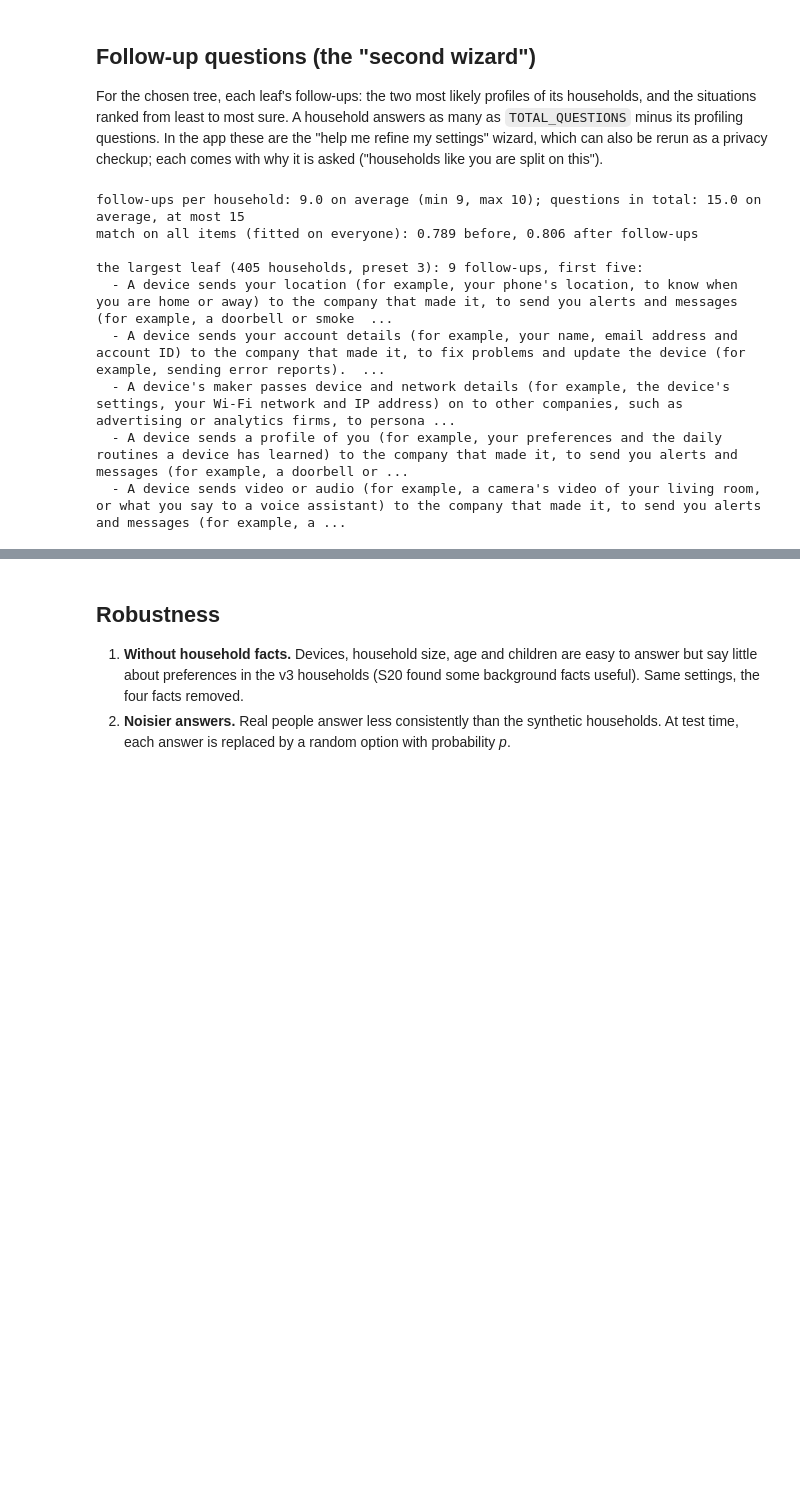
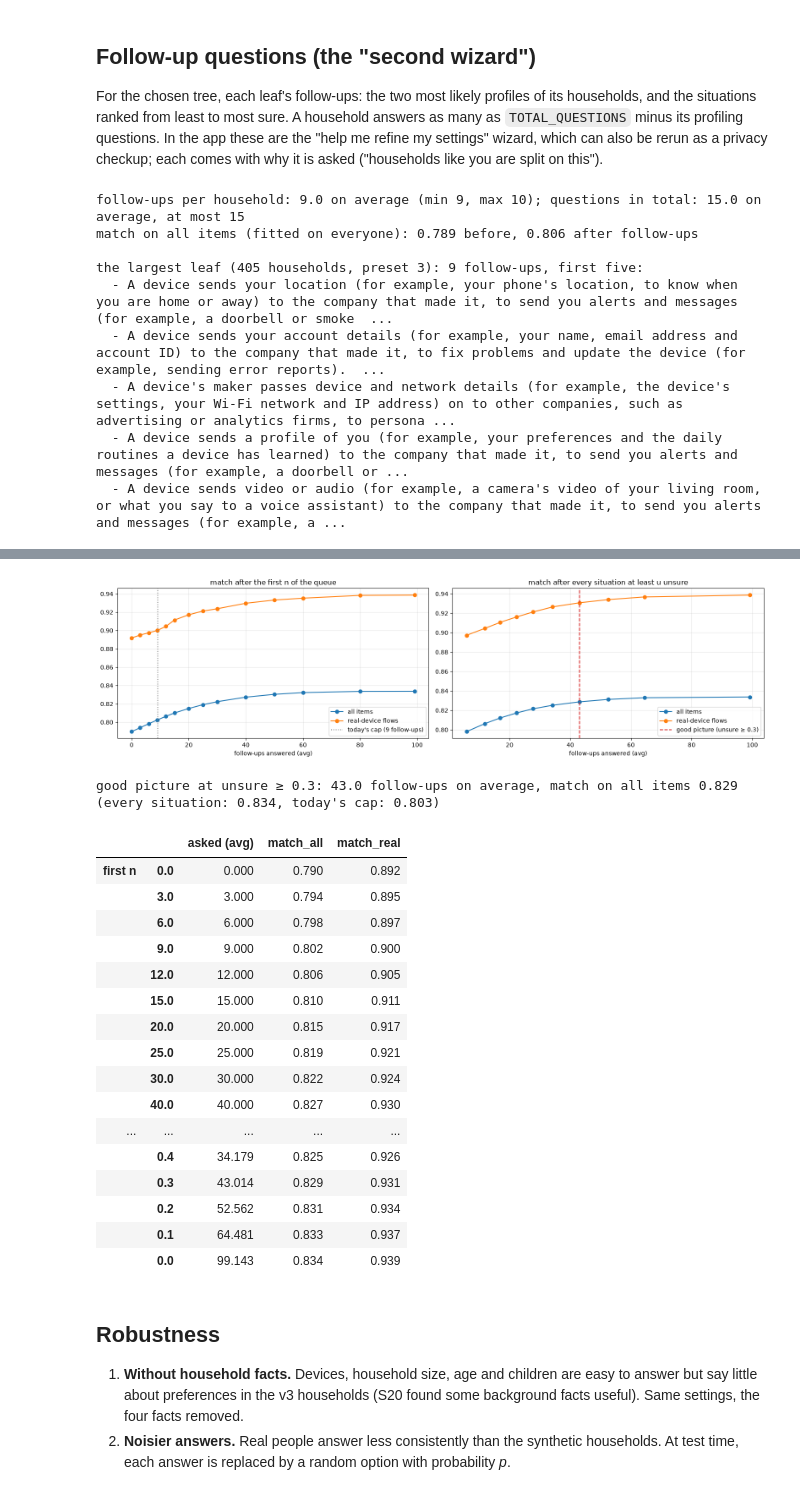
Before and after one commit to baktistr/ppd-household-presets, a Jupyter notebook: notebooks/05_onboarding_tree.ipynb, the cells around one changed output, grey strips where cells are left out. Cells and saved outputs as stored; diff of their text form; code cells hidden in the pictures; blank space fills up the shorter version.

Commit message:
Open-ended refine queue: rank every situation per leaf, export queue and stop threshold

```diff
--- a/notebooks/05_onboarding_tree.ipynb
+++ b/notebooks/05_onboarding_tree.ipynb
@@ -152,18 +152,21 @@ def follow_up_plan(tree, tr, ytr, k):
         row = np.where(leaf == L)[0][0]
         path = tree.decision_path(X[tr][row:row + 1]).indices
         on_path = {int(feature[n]) for n in path if feature[n] >= 0}
-        plan[int(L)] = {"ranked": ASKABLE[np.argsort(-unsure, kind="stable")], "asked": on_path}
+        plan[int(L)] = {"ranked": ASKABLE[np.argsort(-unsure, kind="stable")], "asked": on_path,
+                        "unsure": dict(zip(ASKABLE.tolist(), unsure.tolist())), "accept": dict(zip(ASKABLE.tolist(), q[ASKABLE].tolist()))}
     return plan
 
-def apply_follow_ups(given_items, rows, leaf_of_rows, plan):
+def apply_follow_ups(given_items, rows, leaf_of_rows, plan, n=None, min_unsure=None):
     """Each household answers its leaf's top follow-ups within the budget; answers on the path apply for free.
-    yes -> allow the cell's flows, no -> deny them, depends -> keep the preset."""
+    yes -> allow the cell's flows, no -> deny them, depends -> keep the preset.
+    The refine queue goes past the cap: `n` asks that many follow-ups instead, `min_unsure` every one at least that unsure."""
     out = given_items.copy(); used = np.zeros(len(rows))
     for L in np.unique(leaf_of_rows):
         sel = np.where(leaf_of_rows == L)[0]
         free = [cid for cid in plan[L]["ranked"] if SITUATION_COL[cid] in plan[L]["asked"]]
-        budget = TOTAL_QUESTIONS - len(plan[L]["asked"])
-        new = [cid for cid in plan[L]["ranked"] if SITUATION_COL[cid] not in plan[L]["asked"]][:max(budget, 0)]
+        budget = TOTAL_QUESTIONS - len(plan[L]["asked"]) if n is None else n
+        new = [cid for cid in plan[L]["ranked"] if SITUATION_COL[cid] not in plan[L]["asked"]
+               and (min_unsure is None or plan[L]["unsure"][cid] >= min_unsure)][:None if min_unsure is not None else max(budget, 0)]
         used[sel] = len(new)
         for cid in free + new:
             ans = X[rows[sel], SITUATION_COL[cid]]
@@ -591,3 +605,60 @@ the largest leaf (405 households, preset 3): 9 follow-ups, first five:
+# %%
+QUEUE_STEPS = [0, 3, 6, 9, 12, 15, 20, 25, 30, 40, 50, 60, 80, len(ASKABLE)]
+UNSURE_STEPS = [0.9, 0.8, 0.7, 0.6, 0.5, 0.4, 0.3, 0.2, 0.1, 0.0]
+curve, by_unsure = [], []
+for fold, (tr, te) in enumerate(folds):
+    f_tree = DecisionTreeClassifier(max_depth=best_depth, min_samples_leaf=MIN_LEAF, class_weight=CLASS_WEIGHT, random_state=SEED).fit(X[tr], y[tr])
+    f_map = leaf_presets(f_tree, X[tr], D[tr], y[tr], P)
+    f_leaf = f_tree.apply(X[te]); f_given = P[np.array([f_map[int(L)] for L in f_leaf])]
+    f_plan = follow_up_plan(f_tree, tr, y[tr], best_k)
+    for n_ in QUEUE_STEPS:
+        after, used = apply_follow_ups(f_given, te, f_leaf, f_plan, n=n_)
+        curve.append({"fold": fold, "follow-ups": n_, "asked (avg)": used.mean(),
+                      "match_all": (after == D[te]).mean(), "match_real": (after[:, real] == D[te][:, real]).mean()})
+    for u in UNSURE_STEPS:
+        after, used = apply_follow_ups(f_given, te, f_leaf, f_plan, min_unsure=u)
+        by_unsure.append({"fold": fold, "min unsure": u, "asked (avg)": used.mean(),
+                          "match_all": (after == D[te]).mean(), "match_real": (after[:, real] == D[te][:, real]).mean()})
+curve = pd.DataFrame(curve).groupby("follow-ups").mean().drop(columns="fold")
+by_unsure = pd.DataFrame(by_unsure).groupby("min unsure").mean().drop(columns="fold").sort_index(ascending=False)
+everything = by_unsure.loc[0.0, "match_all"]
+STOP_UNSURE = float(by_unsure.index[by_unsure.match_all >= everything - 0.005].max())
+
+fig, axes = plt.subplots(1, 2, figsize=(16, 4.5))
+for metric, label in [("match_all", "all items"), ("match_real", "real-device flows")]:
+    axes[0].plot(curve["asked (avg)"], curve[metric], marker="o", label=label)
+    axes[1].plot(by_unsure["asked (avg)"], by_unsure[metric], marker="o", label=label)
+cap = TOTAL_QUESTIONS - chosen["questions (avg)"]
+axes[0].axvline(cap, color="grey", ls=":", label=f"today's cap ({cap:.0f} follow-ups)")
+axes[1].axvline(by_unsure.loc[STOP_UNSURE, "asked (avg)"], color="#d62728", ls="--", label=f"good picture (unsure ≥ {STOP_UNSURE})")
+axes[0].set_title("match after the first n of the queue"); axes[1].set_title("match after every situation at least u unsure")
+for ax in axes:
+    ax.set_xlabel("follow-ups answered (avg)"); ax.grid(alpha=0.3); ax.legend()
+plt.tight_layout(); plt.show()
+print(f"good picture at unsure ≥ {STOP_UNSURE}: {by_unsure.loc[STOP_UNSURE, 'asked (avg)']:.1f} follow-ups on average, "
+      f"match on all items {by_unsure.loc[STOP_UNSURE, 'match_all']:.3f} (every situation: {everything:.3f}, today's cap: "
+      f"{chosen.match_all_after:.3f})")
+pd.concat({"first n": curve.round(3), "at least u unsure": by_unsure.round(3)})
+# %% [output]
+[figure, added]
+good picture at unsure ≥ 0.3: 43.0 follow-ups on average, match on all items 0.829 (every situation: 0.834, today's cap: 0.803)
+|  |  | asked (avg) | match_all | match_real |
+| first n | 0.0 | 0.000 | 0.790 | 0.892 |
+|  | 3.0 | 3.000 | 0.794 | 0.895 |
+|  | 6.0 | 6.000 | 0.798 | 0.897 |
+|  | 9.0 | 9.000 | 0.802 | 0.900 |
+|  | 12.0 | 12.000 | 0.806 | 0.905 |
+|  | 15.0 | 15.000 | 0.810 | 0.911 |
+|  | 20.0 | 20.000 | 0.815 | 0.917 |
+|  | 25.0 | 25.000 | 0.819 | 0.921 |
+|  | 30.0 | 30.000 | 0.822 | 0.924 |
+|  | 40.0 | 40.000 | 0.827 | 0.930 |
+| ... | ... | ... | ... | ... |
+|  | 0.4 | 34.179 | 0.825 | 0.926 |
+|  | 0.3 | 43.014 | 0.829 | 0.931 |
+|  | 0.2 | 52.562 | 0.831 | 0.934 |
+|  | 0.1 | 64.481 | 0.833 | 0.937 |
+|  | 0.0 | 99.143 | 0.834 | 0.939 |
 # %% [markdown]
 ## Robustness
 
```
Also changed, not shown: parts of 3 cells of this notebook, 5 other files.
